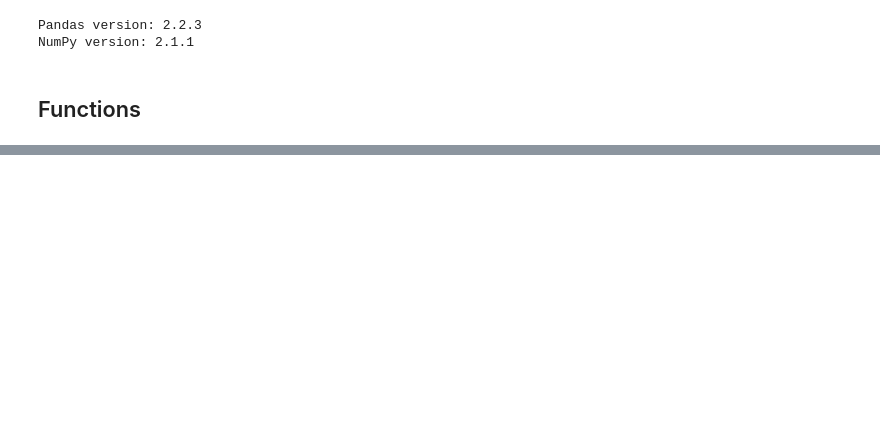
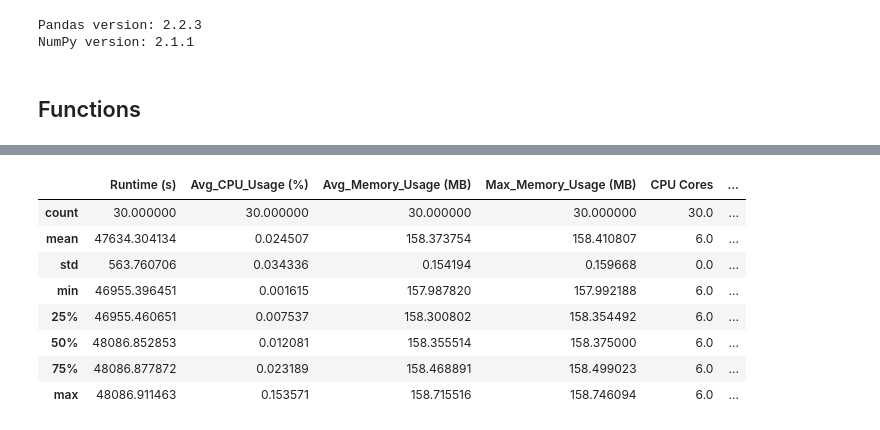
Before and after one commit to mielverkerken/RustiFlow-experiments, a Jupyter notebook: case-study/analysis.ipynb, the cells around one changed output, grey strips where cells are left out. Cells and saved outputs as stored; diff of their text form; code cells hidden in the pictures; blank space fills up the shorter version.

```diff
--- a/case-study/analysis.ipynb
+++ b/case-study/analysis.ipynb
@@ -112,0 +210,24 @@ data_dir = '/mnt/d/RustiFlow/scanning-lab'
+# %%
+# Initialize an empty list to hold dataframes
+summary_df_list = []
+
+# Loop over each active host
+for index, row in active_hosts.iterrows():
+    experiment = row['Experiment']
+    node = row['Node']
+    csv_path = os.path.join(data_dir, experiment, node, 'summary_metrics.csv')
+
+    # Read the CSV file into a DataFrame
+    df_summary = pd.read_csv(csv_path)
+
+    # Add columns for Experiment and Node
+    df_summary['Experiment'] = experiment
+    df_summary['Node'] = node
+
+    # Append the DataFrame to the list
+    summary_df_list.append(df_summary)
+
+# Concatenate all dataframes in the list into one big dataframe
+summary_df = pd.concat(summary_df_list, ignore_index=True)
+
+summary_df.head()
@@ -113,3 +241,15 @@ data_dir = '/mnt/d/RustiFlow/scanning-lab'
+# %%
+summary_df.describe()
+# %% [output]
+|  | Runtime (s) | Avg_CPU_Usage (%) | Avg_Memory_Usage (MB) | Max_Memory_Usage (MB) | CPU Cores | ... |
+| count | 30.000000 | 30.000000 | 30.000000 | 30.000000 | 30.0 | ... |
+| mean | 47634.304134 | 0.024507 | 158.373754 | 158.410807 | 6.0 | ... |
+| std | 563.760706 | 0.034336 | 0.154194 | 0.159668 | 0.0 | ... |
+| min | 46955.396451 | 0.001615 | 157.987820 | 157.992188 | 6.0 | ... |
+| 25% | 46955.460651 | 0.007537 | 158.300802 | 158.354492 | 6.0 | ... |
+| 50% | 48086.852853 | 0.012081 | 158.355514 | 158.375000 | 6.0 | ... |
+| 75% | 48086.877872 | 0.023189 | 158.468891 | 158.499023 | 6.0 | ... |
+| max | 48086.911463 | 0.153571 | 158.715516 | 158.746094 | 6.0 | ... |
 # %%
 for experiment in ['scanning1', 'scanning2']:
     host_dirs = os.listdir(os.path.join(data_dir, experiment))
```
Also changed, not shown: parts of 6 cells of this notebook, 14 other files.
